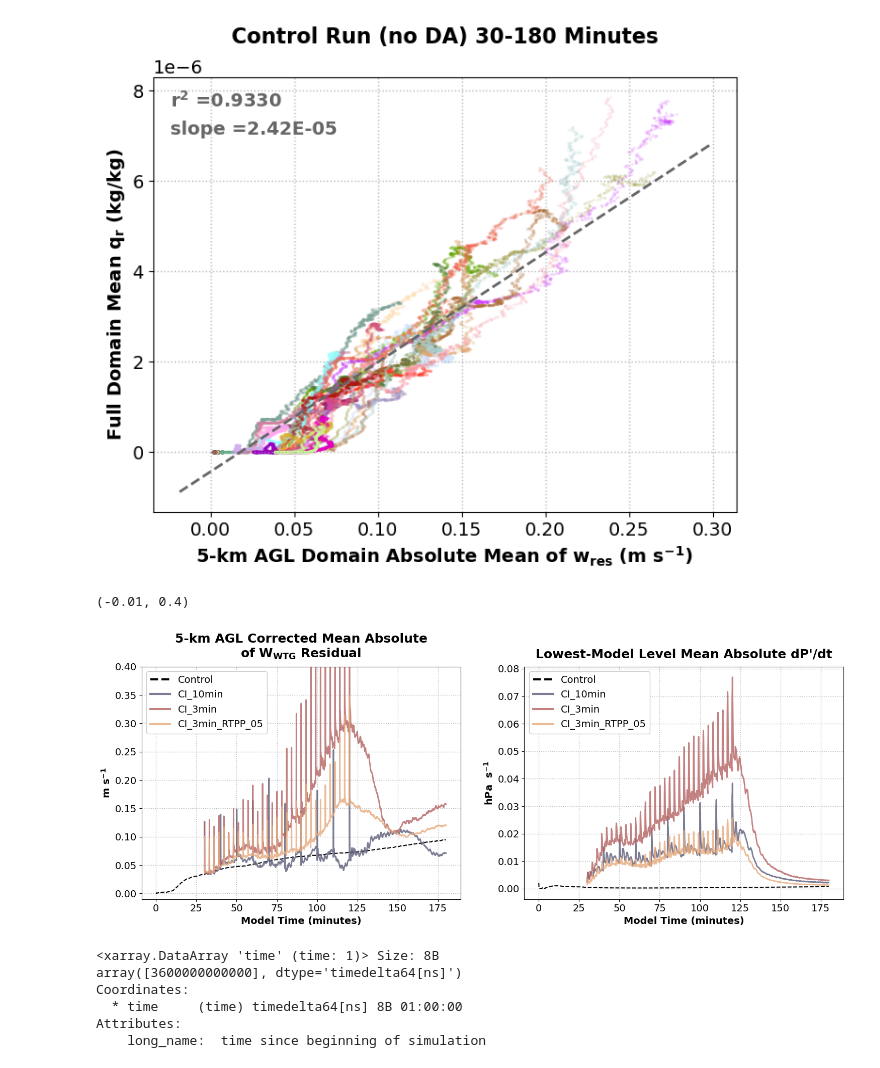
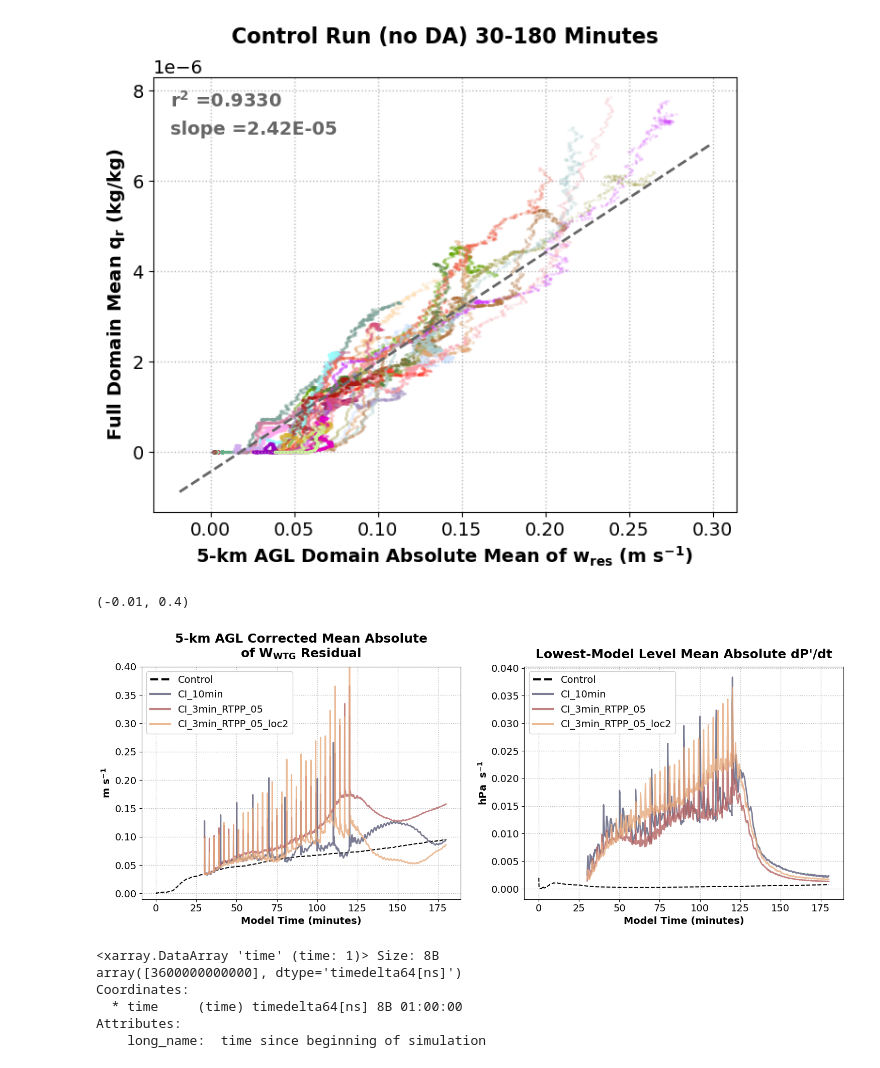
Before and after one commit to jessmcd/CM1_LETKF_2025, a Jupyter notebook: PlottingTests.ipynb, the cells around one changed output. Cells and saved outputs as stored; diff of their text form; code cells hidden in the pictures.

```diff
--- a/PlottingTests.ipynb
+++ b/PlottingTests.ipynb
@@ -1237,7 +1237,7 @@ Text(0.5, 1.06, 'Control Run (no DA) 30-180 Minutes')
 # import scipy
 
 exps = ['CI_10min','CI_3min_DBZ0inlier', 'CI_3min',]
-exps = ['CI_10min','CI_3min','CI_3min_RTPP_05']
+exps = ['CI_10min','CI_3min_RTPP_05','CI_3min_RTPP_05_loc2']
 #exps = ['CI_3min_loc2', 'CI_3min',]''
 
 #exps = ['CI_3min']
@@ -1274,34 +1274,34 @@ leg=axes[0].legend(fontsize=14, loc=2)
 for line in leg.get_lines():
     line.set_linewidth(3.0)
 
 
 ### PRESSSURE TENDENCIES
 
 varb = 'divc'
 
 axes[1].plot(control.time, control[varb].values.mean(axis=1)/100, color='k', label='Control', ls='--')
 
 for i,exp in enumerate(exps):
     wtd = xr.open_dataset(f'{fpath}{exp}/balance.nc')
 
     axes[1].plot(wtd.time, wtd[varb].values.mean(axis=1)/100, color=colors[i], lw=2,label=exp, alpha=0.8)
 
 axes[1].set_title("Lowest-Model Level Mean Absolute dP\'/dt", weight='bold', y=1.02)
 axes[1].set_xlabel('Model Time (minutes)')
 axes[1].set_ylabel(r'hPa  s$\mathbf{^{-1}}$');
 axes[1].grid(ls=':', alpha=0.7)
 
 leg=axes[1].legend(fontsize=14, loc=2)
 for line in leg.get_lines():
     line.set_linewidth(3.0)
 
 # for ax in axes:
 #     ax.set_xlim(125,175)
 
 axes[0].set_ylim(-0.01, 0.4)
 # %% [output]
 (-0.01, 0.4)
-[figure, old version]
+[figure, new version]
 # %%
 t1.time
 # %% [output]
```
Also changed, not shown: 5 other files.
